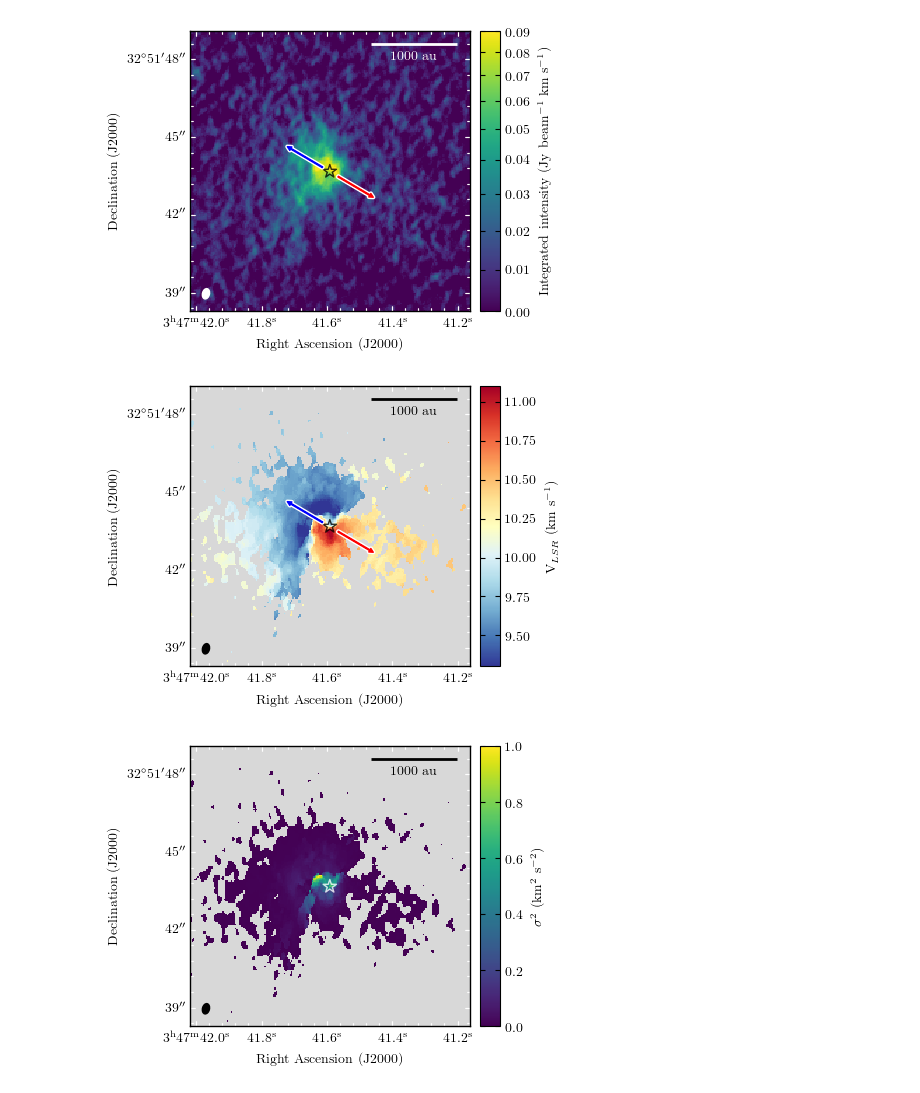
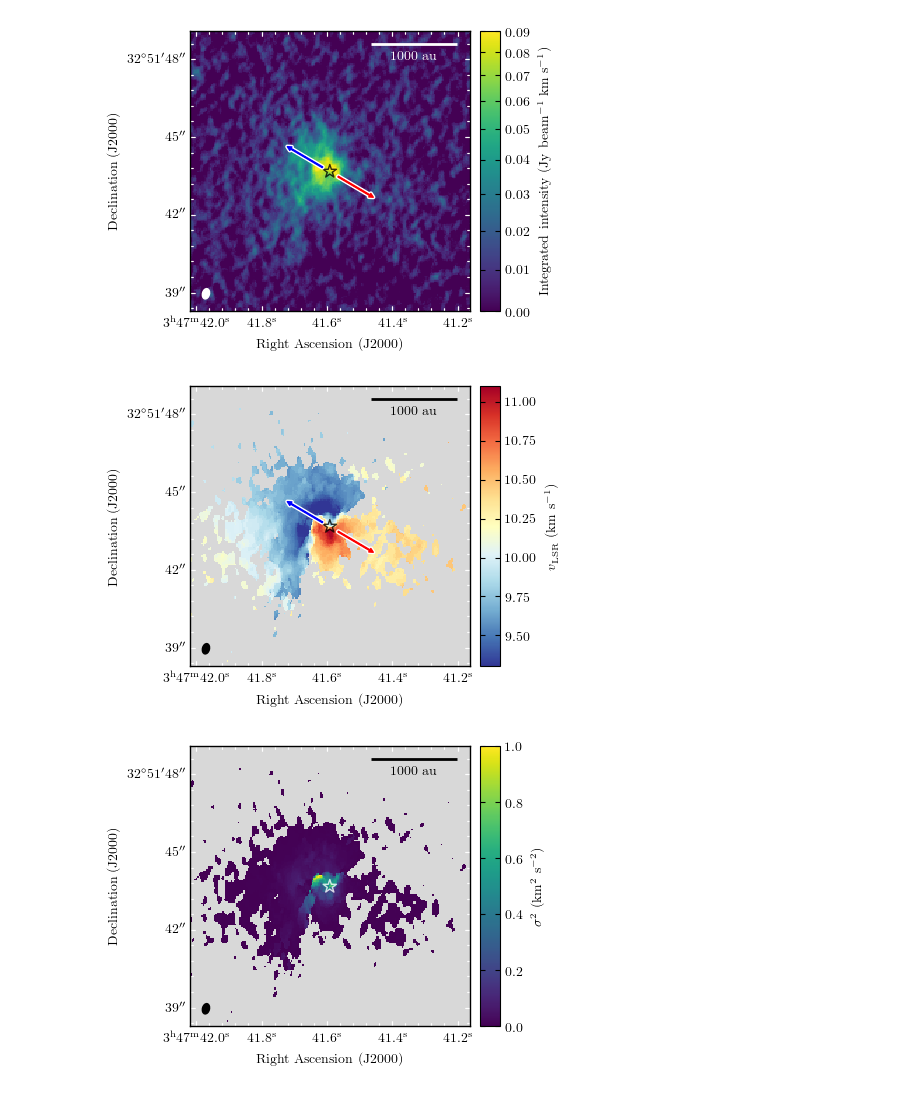
Before and after one commit to tere-valdivia/Barnard_5_infall, a Jupyter notebook: figures.ipynb, the cells around one changed output. Cells and saved outputs as stored; diff of their text form; code cells hidden in the pictures.

Commit message:
corrected figures v all

```diff
--- a/figures.ipynb
+++ b/figures.ipynb
@@ -1396,34 +1396,34 @@ if savefigure:
 # %%
 # moment 1 and outflow
 savefigure = True
 stretch = 'linear'
 vmin = 10.2-0.9
 vmax = 10.2+0.9
 cmap = 'RdYlBu_r'
 
 fig = plt.figure(figsize=(4,4))
 figname = figurefolder + 'B5IRS1_H2COa_robust05_multi_3_cut_mom1_woutflow.pdf' #_regions
 gc = plot_aplpy_subfig(h2comom1file, fig, (1,1,1), stretch, vmin, vmax, cmap, label_col='k',barsize=1000)
 gc.recenter(ra_yso, dec_yso, 0.0015)
 gc.show_markers(ra_yso, dec_yso, marker='*', alpha=0.8, layer='lay_yso',  facecolor='None', edgecolor='k', s=100)
 gc.show_circles(ra_yso, dec_yso, (primary_beam_alma(freq_H2CO)/2).to(u.deg).value, color='w')
 gc.beam.set_color('k')
-gc.colorbar.set_axis_label_text(r'V$_{LSR}$ (km s$^{-1}$)')
+gc.colorbar.set_axis_label_text(r'$v_{\mathrm{LSR}}$ (km s$^{-1}$)')
 gc.tick_labels.set_xformat('hh:mm:ss.s')
 # gc.show_regions(regions_alma_spectra)
 
 arrowlength = 0.0005
 pa = (157.1-180) * 180/ np.pi
 
 gc.show_arrows(ra_yso+0.0001, dec_yso+0.00005,arrowlength*np.sin(pa), arrowlength*np.cos(pa), color='w', zorder=100, linewidth=3)
 gc.show_arrows(ra_yso+0.0001, dec_yso+0.00005,arrowlength*np.sin(pa), arrowlength*np.cos(pa), color='b', zorder=100)
 gc.show_arrows(ra_yso-0.0001, dec_yso-0.00005, -arrowlength*np.sin(pa), -arrowlength*np.cos(pa), color='w', linewidth=3)
 gc.show_arrows(ra_yso-0.0001, dec_yso-0.00005, -arrowlength*np.sin(pa), -arrowlength*np.cos(pa), color='r', zorder=100)
 gc.colorbar.set_pad(0.1)
 if savefigure:
     fig.savefig(figname, bbox_inches='tight', dpi=dpibase)
 # %% [output]
-[figure, old version]
+[figure, new version]
 # %%
 # moment 2 and outflow
 savefigure = True
```
Also changed, not shown: parts of 15 cells of this notebook, 18 other files.
